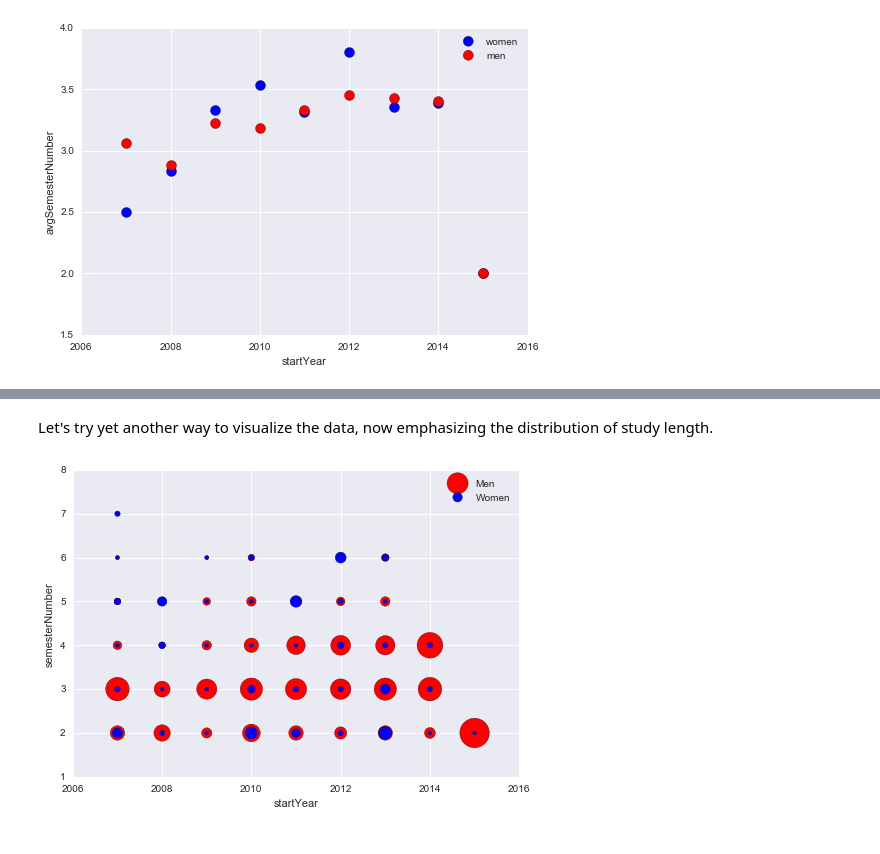
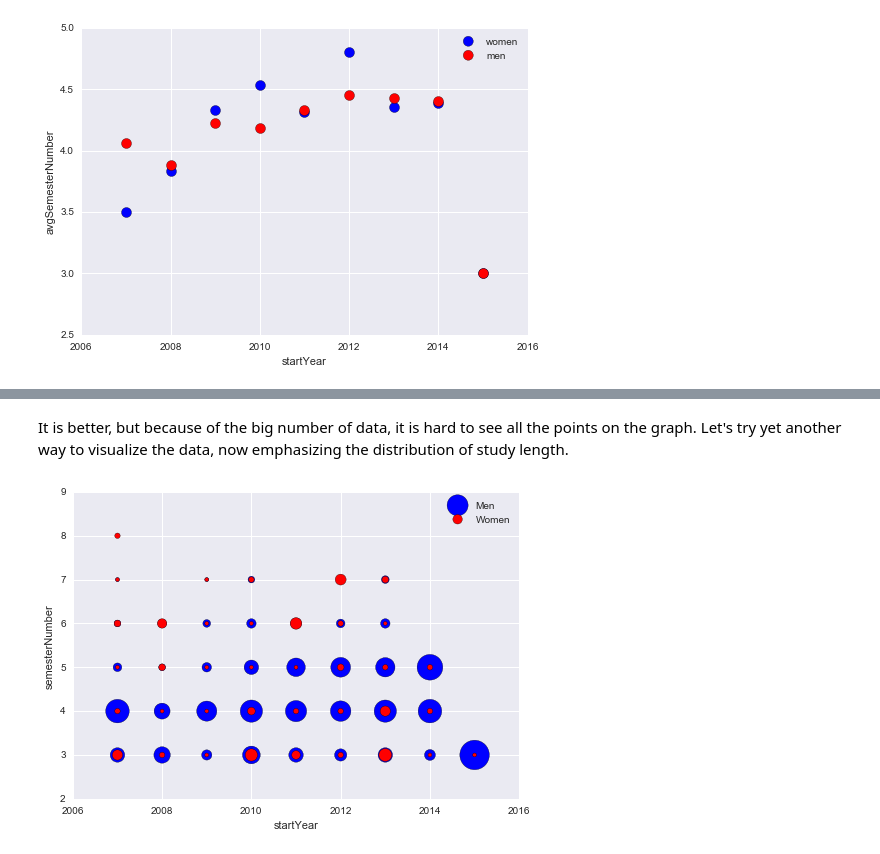
Before and after one commit to Rivollet/ADAHomework, a Jupyter notebook: 02 - Data from the Web/Web data Notebook.ipynb, the cells around one changed output, grey strips where cells are left out. Drawn from its saved outputs; the diff is of its cells as text; code cells hidden in the pictures.

```diff
--- a/02 - Data from the Web/Web data Notebook.ipynb
+++ b/02 - Data from the Web/Web data Notebook.ipynb
@@ -701,22 +705,23 @@ Because the p-value is 0.938, the difference in study lengths at master level is
 # %%
-numberSemesters = data_students_ma[['gender', 'semesterNumber']]
+numberSemesters = data_final_students_ma[['gender', 'semesterNumber']]
 numberSemestersPerLength = numberSemesters.groupby('semesterNumber')
 
 totalNbMen = numberSemesters[numberSemesters.gender == 'Monsieur'].size
 totalNbWomen = numberSemesters[numberSemesters.gender == 'Madame'].size
 
-numberSemestersPerLengthDivided = [] # divided into men and women
+# Dividing into men and women
+numberSemestersPerLengthDivided = []
 for lengthGroup in numberSemestersPerLength:
     length = lengthGroup[0]
     personsWithLength = lengthGroup[1]
     percentageMen = personsWithLength[personsWithLength.gender == 'Monsieur'].size / totalNbMen
     percentageWomen = personsWithLength[personsWithLength.gender == 'Madame'].size / totalNbWomen
     numberSemestersPerLengthDivided.append({'semesterNumber':length, 'men':percentageMen, 'women':percentageWomen})
-    #print(percentageMen)
-    #print(percentageWomen)
 
 dfNumberSemesters = pd.DataFrame(numberSemestersPerLengthDivided)
 dfNumberSemesters = dfNumberSemesters.set_index(['semesterNumber'])
+
+# Plot
 dfNumberSemesters.plot.bar()
 plt.show()
 # %% [output]
@@ -724,16 +731,14 @@ plt.show()
 # %%
-numberSemesters = data_students_ma[['year', 'gender', 'semesterNumber']]
+numberSemesters = data_final_students_ma[['year', 'gender', 'semesterNumber']]
 numberSemestersPerYearAndGender = numberSemesters.groupby(['year', 'gender'])
 
-#totalNbMen = numberSemesters[numberSemesters.gender == 'Monsieur'].size
-#totalNbWomen = numberSemesters[numberSemesters.gender == 'Madame'].size
-
+# Function to extract the starting year
 extract_year = lambda year: int(year.split('-')[0])
 
+# Dividing between men and women
 avgSemestersPerStartYearMen = []
 avgSemestersPerStartYearWomen = []
 for lengthGroup in numberSemestersPerYearAndGender:
-    #print(lengthGroup)
     yearStr, gender = lengthGroup[0]
     startYear = extract_year(yearStr)
     lengthsDf = lengthGroup[1]
@@ -746,18 +751,12 @@ for lengthGroup in numberSemestersPerYearAndGender:
                                               'startYear': startYear})
 
 dfNumberSemestersWomen = pd.DataFrame(avgSemestersPerStartYearWomen)
-#dfNumberSemestersWomen = dfNumberSemestersWomen.set_index(['startYear'])
-#ax1 = dfNumberSemestersWomen.plot.bar()
-
 dfNumberSemestersMen = pd.DataFrame(avgSemestersPerStartYearMen)
-#dfNumberSemestersMen = dfNumberSemestersMen.set_index(['startYear'])
-#ax2 = dfNumberSemestersMen.plot.bar(ax = ax1, color='red')
-
 
 dfNumberSemestersWomen = dfNumberSemestersWomen.reindex()
 dfNumberSemestersMen = dfNumberSemestersMen.reindex()
 
-
+# Plot
 ax1 = dfNumberSemestersWomen.plot.scatter(x='startYear', y='avgSemesterNumber', s=100, color='b', label='women')
 dfNumberSemestersMen.plot.scatter(x='startYear', y='avgSemesterNumber', s=100, ax=ax1, color='r',label='men')
 plt.legend()
@@ -795,35 +784,35 @@ See the caveats in the documentation: http://pandas.pydata.org/pandas-docs/stabl
 # %% [markdown]
+It is better, but because of the big number of data, it is hard to see all the points on the graph.
 Let's try yet another way to visualize the data, now emphasizing the distribution of study length.
 # %%
-numberSemesters = data_students_ma[['year', 'gender', 'semesterNumber']]
+numberSemesters = data_final_students_ma[['year', 'gender', 'semesterNumber']]
 numberSemestersPerYearGenderTime = numberSemesters.groupby(['year', 'gender', 'semesterNumber'])
 
 numberMenPerYearLength = []
 numberWomenPerYearLength = []
 for lengthGroup in numberSemestersPerYearGenderTime:
-    #print(lengthGroup)
     yearStr, gender, semesterNumber = lengthGroup[0]
     startYear = extract_year(yearStr)
 
-    # get the number of students with this length
+    # Getting the number of students with this length
     numberStudents = lengthGroup[1].size
     if gender == 'Monsieur':
         numberMenPerYearLength.append({'semesterNumber':semesterNumber,
                                        'startYear': startYear, 'count':numberStudents})
     elif gender == 'Madame':
         numberWomenPerYearLength.append({'semesterNumber':semesterNumber,
                                        'startYear': startYear, 'count':numberStudents})
 
 
 dfCountsSemestersWomen = pd.DataFrame(numberWomenPerYearLength)
-
 dfCountsSemestersMen = pd.DataFrame(numberMenPerYearLength)
 
+# Plot
 ax1 = dfCountsSemestersMen.plot.scatter(x='startYear', y='semesterNumber',
-                                  label='Men', s=dfCountsSemestersMen['count']*5, color='r')
+                                  label='Men', s=dfCountsSemestersMen['count']*5, color='b')
 
 dfCountsSemestersMen.plot.scatter(x='startYear', y='semesterNumber',
-                                  label='Women', s=dfCountsSemestersWomen['count']*5, color='b', ax=ax1)
+                                  label='Women', s=dfCountsSemestersWomen['count']*5, color='r', ax=ax1)
 plt.show()
 # %% [output]
-[figure, old version]
+[figure, new version]
```
Also changed, not shown: parts of 13 cells of this notebook.
